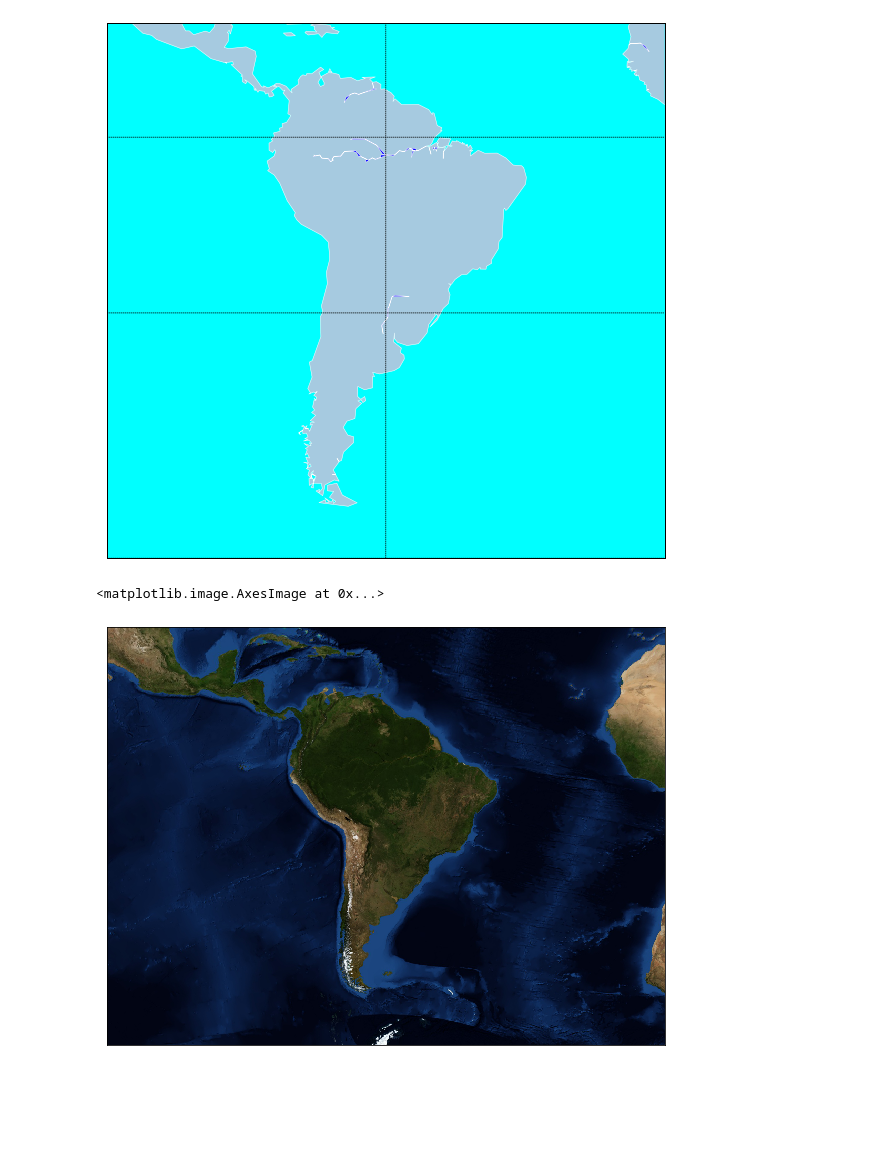
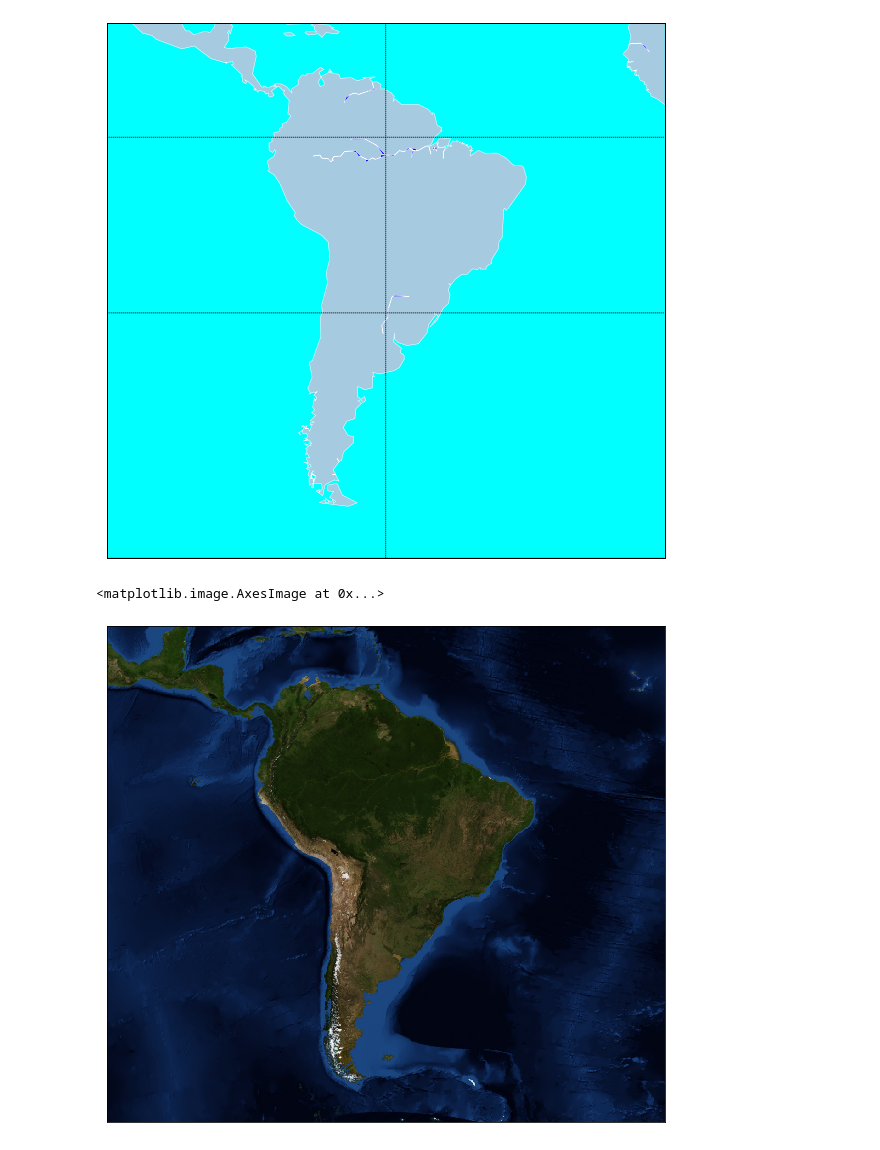
Before and after one commit to tiagocabralborelli/ARG-Sentinel, a Jupyter notebook: codebrazil.ipynb, the cells around one changed output. Saved outputs shown, nothing was run; the diff lists cells and outputs as text; code cells hidden in the pictures; blank space fills up the shorter version.

```diff
--- a/codebrazil.ipynb
+++ b/codebrazil.ipynb
@@ -179,13 +179,13 @@ plt.show()
 # %%
 from mpl_toolkits.basemap import Basemap
 import matplotlib.pyplot as plt
 # setup Lambert Conformal basemap.
 # set resolution=None to skip processing of boundary datasets.
 plt.figure(figsize = (10,10))
-m = Basemap(width=12000000,height=9000000,projection='lcc',
+m = Basemap(width=9000000,height=8000000,projection='lcc',
             resolution=None,lat_1=10.,lat_2=-60,lat_0=-20,lon_0=-60.)
 m.bluemarble()
 #plt.show()
 # %% [output]
 <matplotlib.image.AxesImage at 0x...>
-[figure, old version]
+[figure, new version]
```
Also changed, not shown: parts of 1 cell of this notebook, 2 other files.
